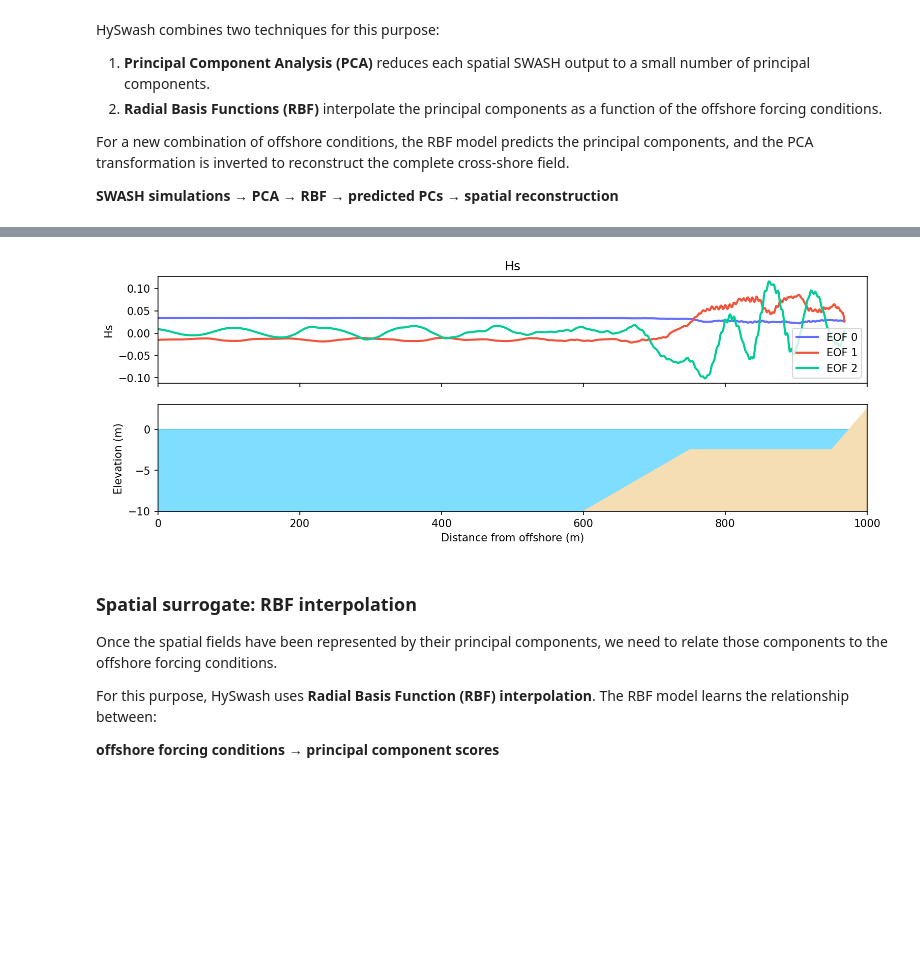
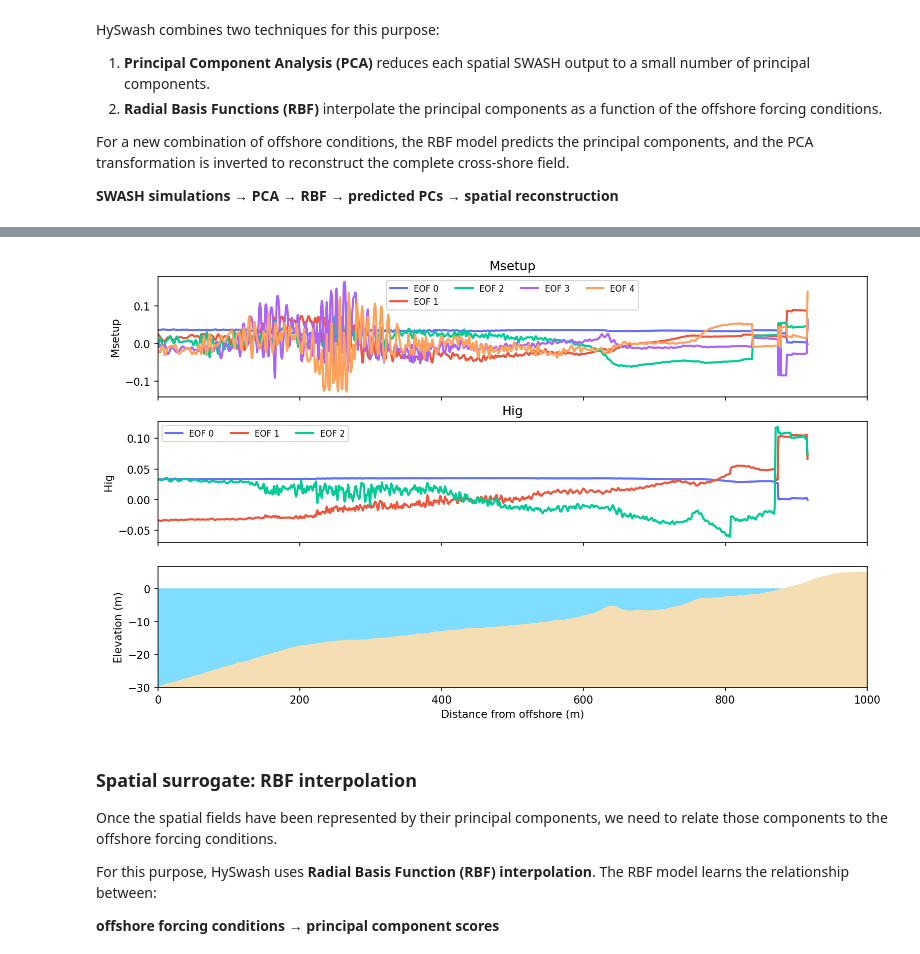
Before and after one commit to GeoOcean/BlueMath_Course_Corvallis, a Jupyter notebook: methods/hybrid_downscaling/metamodel/hyswash/03_HySwash_Reconstruction.ipynb, the cells around one changed output, grey strips where cells are left out. Drawn from its saved outputs; the diff is of its cells as text; code cells hidden in the pictures; blank space fills up the shorter version.

Commit message:
[ARC] HySwash with reconstruction of BinWaves output

```diff
--- a/methods/hybrid_downscaling/metamodel/hyswash/03_HySwash_Reconstruction.ipynb
+++ b/methods/hybrid_downscaling/metamodel/hyswash/03_HySwash_Reconstruction.ipynb
@@ -108,3 +112,9 @@ var_to_predict = 'Hs'
+# %%
+# Cross-shore variables to reconstruct
+spatial_vars = ["Msetup", "Hig"]
+
+# SWASH cases that were postprocessed successfully (training data)
+train_cases = mda.centroids.iloc[postprocessed_output["case_num"].values]
 # %%
 from bluemath_tk.datamining.pca import PCA
 
@@ -128,24 +146,25 @@ If this is originated by using few times, please check 'nan_threshold_to_drop' p
 # %%
-fig, axs = plt.subplots(2, 1, figsize=(12, 4), sharex=True, dpi=150)
-plot_depthfile(depth_array, ax=axs[1])
+fig, axs = plt.subplots(
+    len(spatial_vars) + 1, 1, figsize=(12, 7), sharex=True, dpi=150
+)
+plot_depthfile(depth_array, ax=axs[-1])
 
-for component in pca.eofs.n_component.values:
-    values = pca.eofs.isel(n_component=component)[var_to_predict]
-    values.plot(
-        ax=axs[0],
-        color=px.colors.qualitative.Plotly[component],
-        lw=2,
-        label=f"EOF {component}"
-    )
+for ax, var in zip(axs, spatial_vars):
+    for component in pcas[var].eofs.n_component.values:
+        pcas[var].eofs.isel(n_component=component)[var].plot(
+            ax=ax,
+            color=px.colors.qualitative.Plotly[component % 10],
+            lw=2,
+            label=f"EOF {component}",
+        )
+    ax.set_title(var)
+    ax.set_xlabel("")
+    ax.legend(ncols=4, fontsize=8)
 
-axs[1].set_ylim(-10, 3)
-axs[1].set_xlim(0, 1000)
-axs[0].set_title(var_to_predict)
-axs[0].set_xlabel("")
-axs[0].legend()
+axs[-1].set_xlim(0, 1000)
 plt.show()
 # %% [output]
-[figure, old version]
+[figure, new version]
 # %% [markdown]
 ### Spatial surrogate: RBF interpolation
 
```
Also changed, not shown: parts of 27 cells of this notebook, 6 other files.
